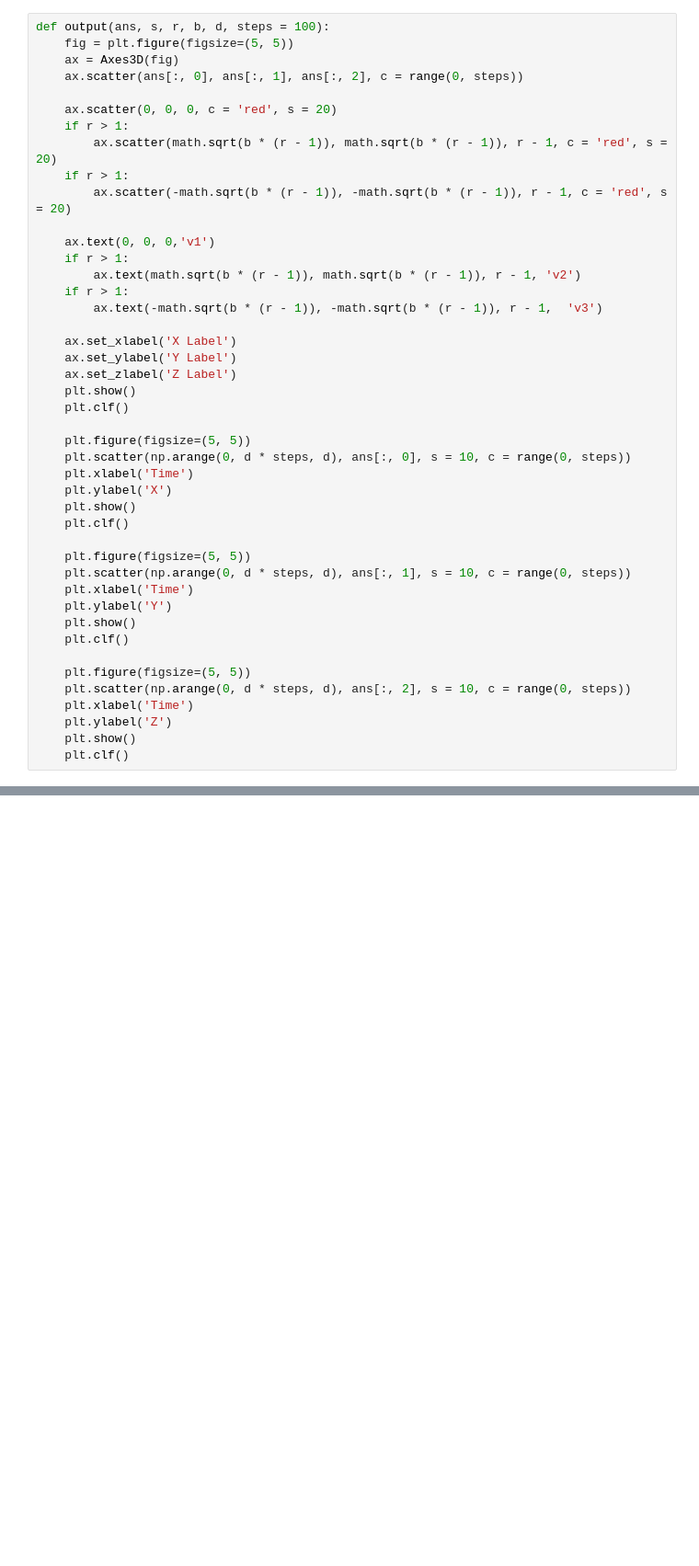
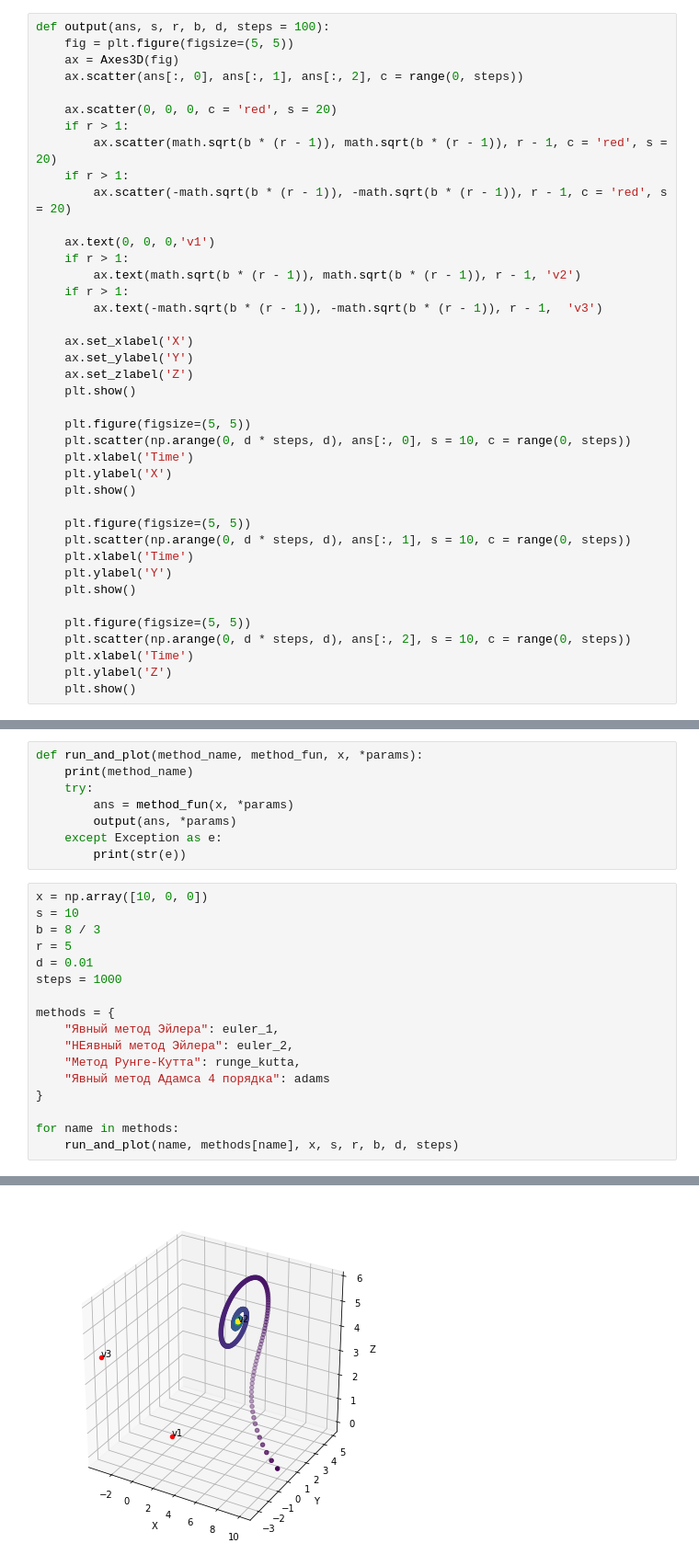
Before and after one commit to ivartb/AlGaN, a Jupyter notebook: ОДУ.ipynb, the cells around one changed output, grey strips where cells are left out. Shown: that part at 92% size. Drawn from its saved outputs; the diff is of its cells as text; blank space fills up the shorter version.

```diff
--- a/ОДУ.ipynb
+++ b/ОДУ.ipynb
@@ -70,29 +102,25 @@ def output(ans, s, r, b, d, steps = 100):
     if r > 1:
         ax.text(-math.sqrt(b * (r - 1)), -math.sqrt(b * (r - 1)), r - 1,  'v3')
 
-    ax.set_xlabel('X Label')
-    ax.set_ylabel('Y Label')
-    ax.set_zlabel('Z Label')
+    ax.set_xlabel('X')
+    ax.set_ylabel('Y')
+    ax.set_zlabel('Z')
     plt.show()
-    plt.clf()
 
     plt.figure(figsize=(5, 5))
     plt.scatter(np.arange(0, d * steps, d), ans[:, 0], s = 10, c = range(0, steps))
     plt.xlabel('Time')
     plt.ylabel('X')
     plt.show()
-    plt.clf()
 
     plt.figure(figsize=(5, 5))
     plt.scatter(np.arange(0, d * steps, d), ans[:, 1], s = 10, c = range(0, steps))
     plt.xlabel('Time')
     plt.ylabel('Y')
     plt.show()
-    plt.clf()
 
     plt.figure(figsize=(5, 5))
     plt.scatter(np.arange(0, d * steps, d), ans[:, 2], s = 10, c = range(0, steps))
     plt.xlabel('Time')
     plt.ylabel('Z')
     plt.show()
-    plt.clf()
@@ -135,0 +127,26 @@ output(ans, s, r, b, d, steps)
+# %%
+def run_and_plot(method_name, method_fun, x, *params):
+    print(method_name)
+    try:
+        ans = method_fun(x, *params)
+        output(ans, *params)
+    except Exception as e:
+        print(str(e))
+# %%
+x = np.array([10, 0, 0])
+s = 10
+b = 8 / 3
+r = 5
+d = 0.01
+steps = 1000
+
+methods = {
+    "Явный метод Эйлера": euler_1,
+    "НЕявный метод Эйлера": euler_2,
+    "Метод Рунге-Кутта": runge_kutta,
+    "Явный метод Адамса 4 порядка": adams
+}
+
+for name in methods:
+    run_and_plot(name, methods[name], x, s, r, b, d, steps)
+# %% [output]
@@ -135,0 +154 @@ output(ans, s, r, b, d, steps)
+[figure, added]
```
Also changed, not shown: parts of 5 cells of this notebook.
